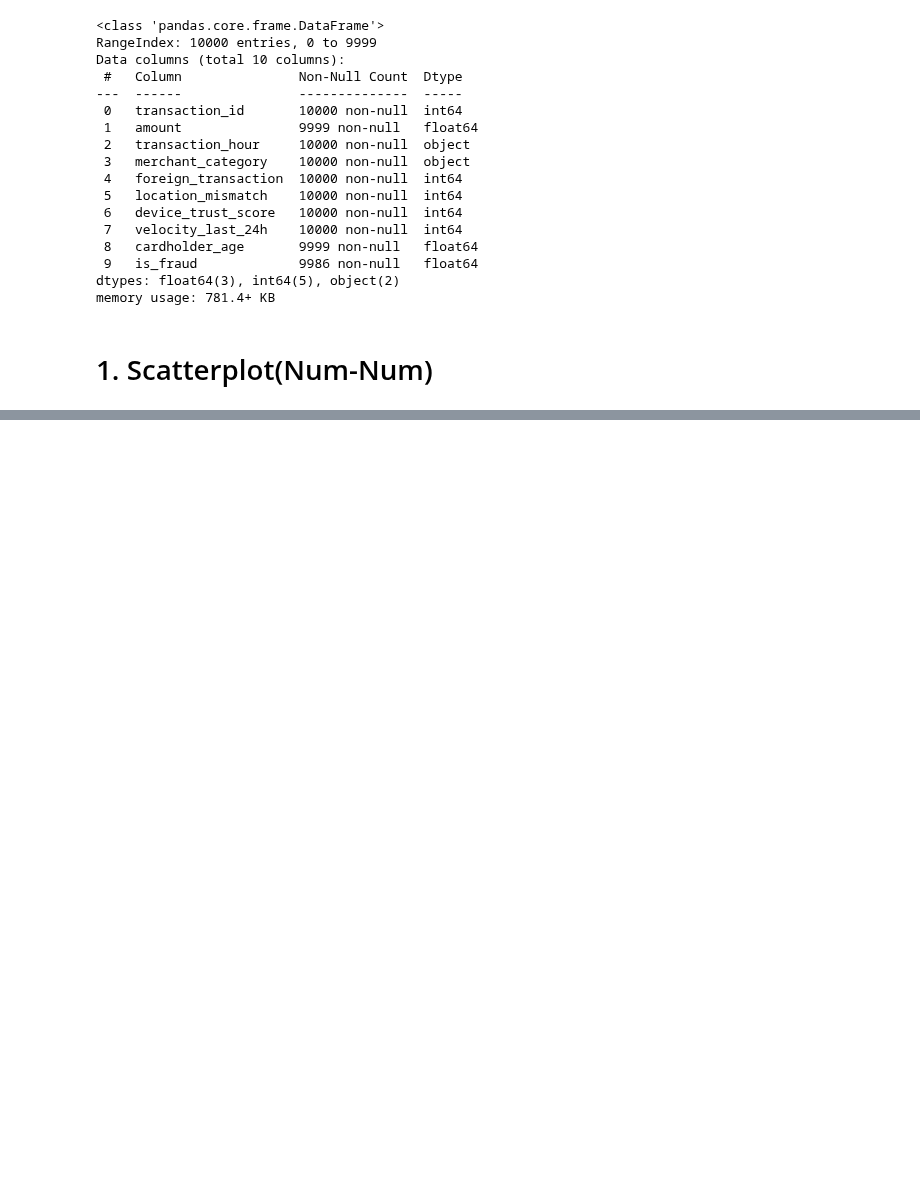
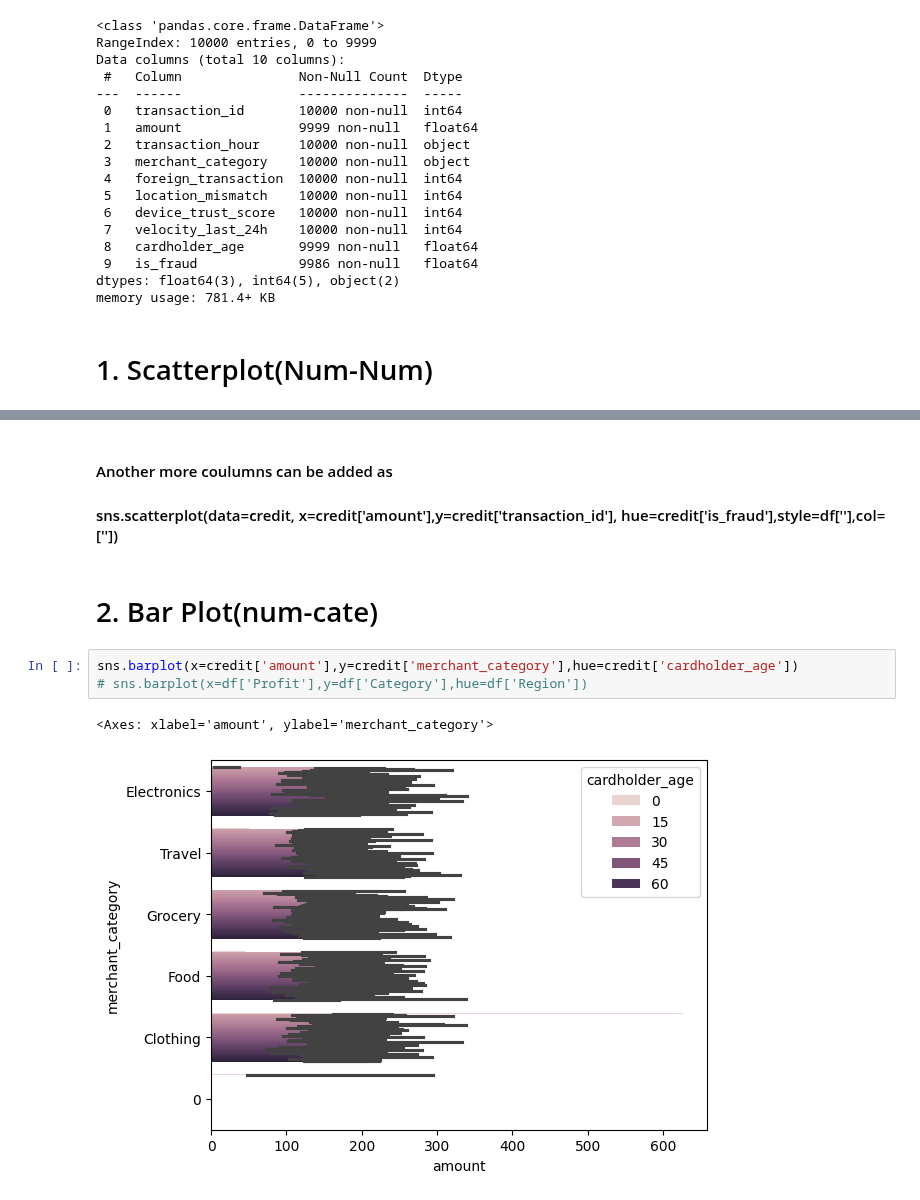
Before and after one commit to prajwal0756/Data-Science, a Jupyter notebook: Machine Learning/code/08_Bi_multivariate.ipynb, the cells around one changed output, grey strips where cells are left out. Drawn from its saved outputs; the diff is of its cells as text; blank space fills up the shorter version.

```diff
--- a/Machine Learning/code/08_Bi_multivariate.ipynb
+++ b/Machine Learning/code/08_Bi_multivariate.ipynb
@@ -42,0 +50,11 @@ TypeError: scatterplot() takes from 0 to 1 positional arguments but 2 were given
+# %% [markdown]
+#### Another more coulumns can be added as
+#### sns.scatterplot(data=credit, x=credit['amount'],y=credit['transaction_id'], hue=credit['is_fraud'],style=df[''],col=[''])
+# %% [markdown]
+# 2. Bar Plot(num-cate)
+# %%
+sns.barplot(x=credit['amount'],y=credit['merchant_category'],hue=credit['cardholder_age'])
+# sns.barplot(x=df['Profit'],y=df['Category'],hue=df['Region'])
+# %% [output]
+<Axes: xlabel='amount', ylabel='merchant_category'>
+[figure, added]
```
Also changed, not shown: parts of 25 cells of this notebook, 4 other files.
